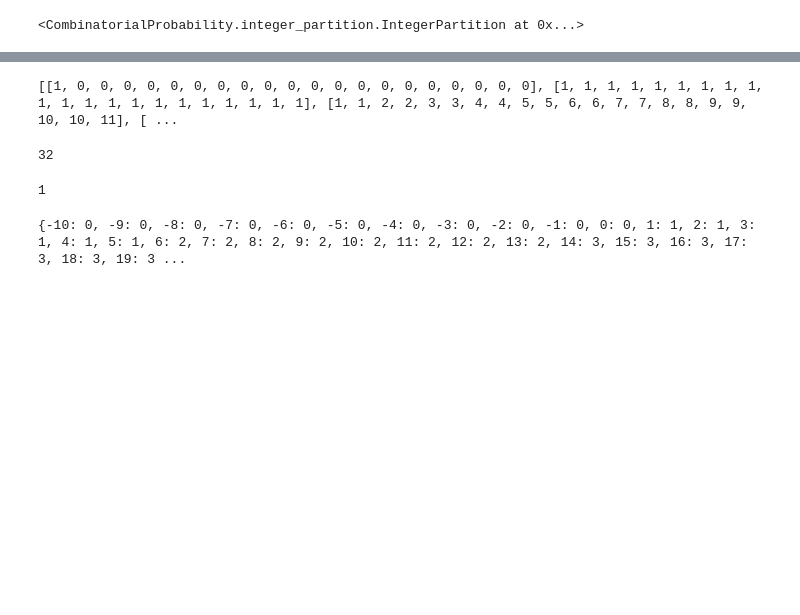
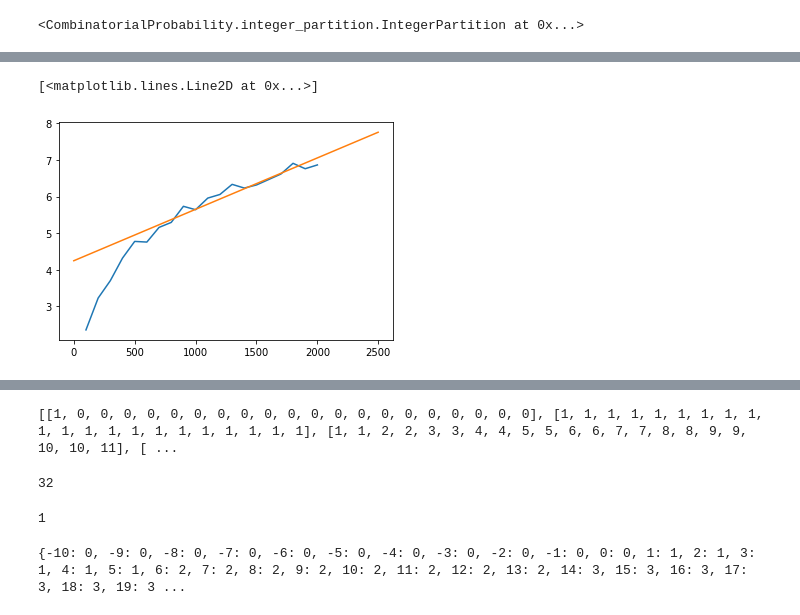
Before and after one commit to StephenDeSalvo/CombinatorialProbability, a Jupyter notebook: examples/integer partitions/Integer Partitions.ipynb, the cells around one changed output, grey strips where cells are left out. Cells and saved outputs as stored; diff of their text form; code cells hidden in the pictures; blank space fills up the shorter version.

```diff
--- a/examples/integer partitions/Integer Partitions.ipynb
+++ b/examples/integer partitions/Integer Partitions.ipynb
@@ -13,0 +225,6 @@ ip.fit(weight=10, make_array=True, make_table=True, make_tilt=True)
+# %%
+plt.plot(weight_list, [numpy.log(x.total_seconds()) for x in method_to_seconds_list['rejection']])
+plt.plot(range(2500), y_predict)
+# %% [output]
+[<matplotlib.lines.Line2D at 0x...>]
+[figure, added]
```
Also changed, not shown: parts of 31 cells of this notebook, 3 other files.
